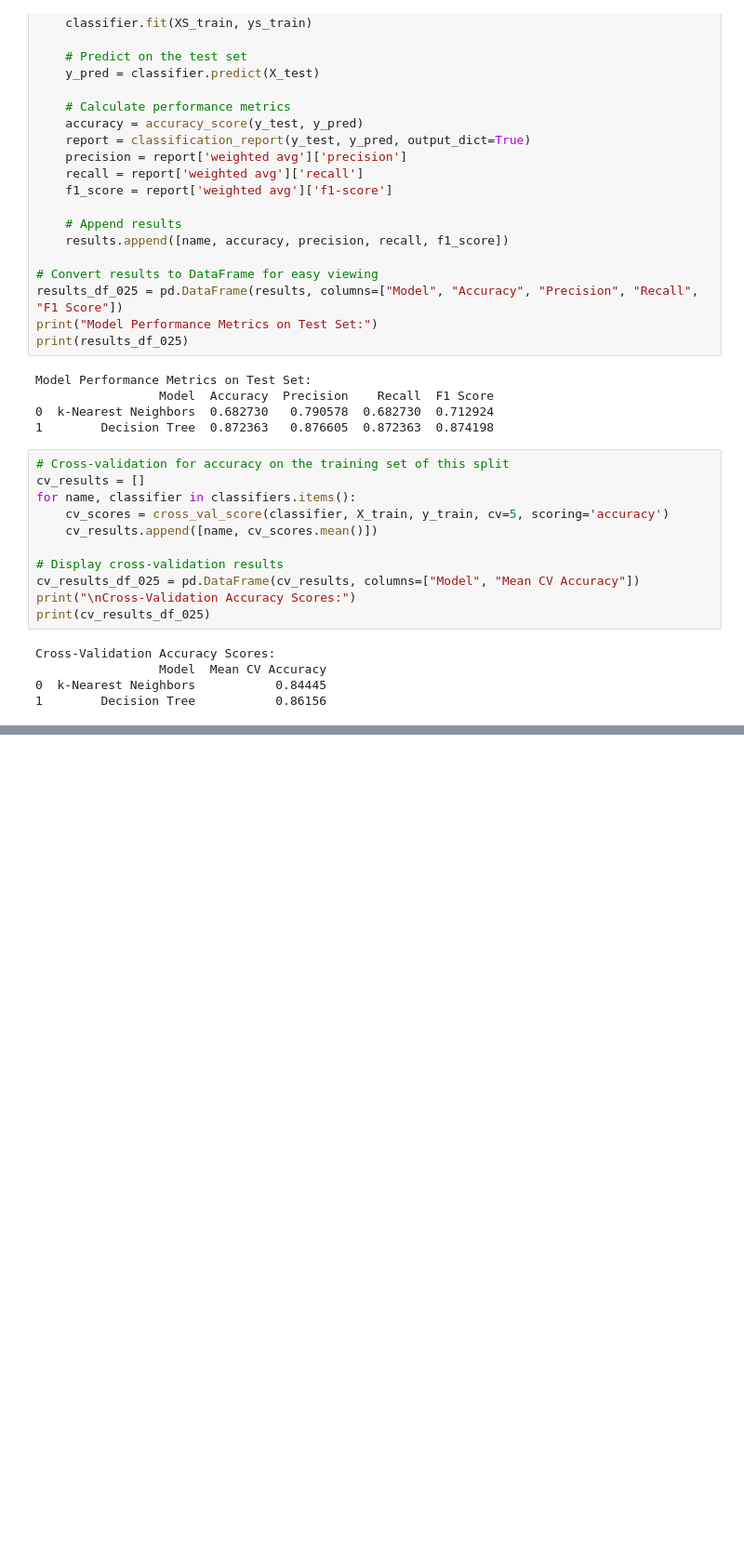
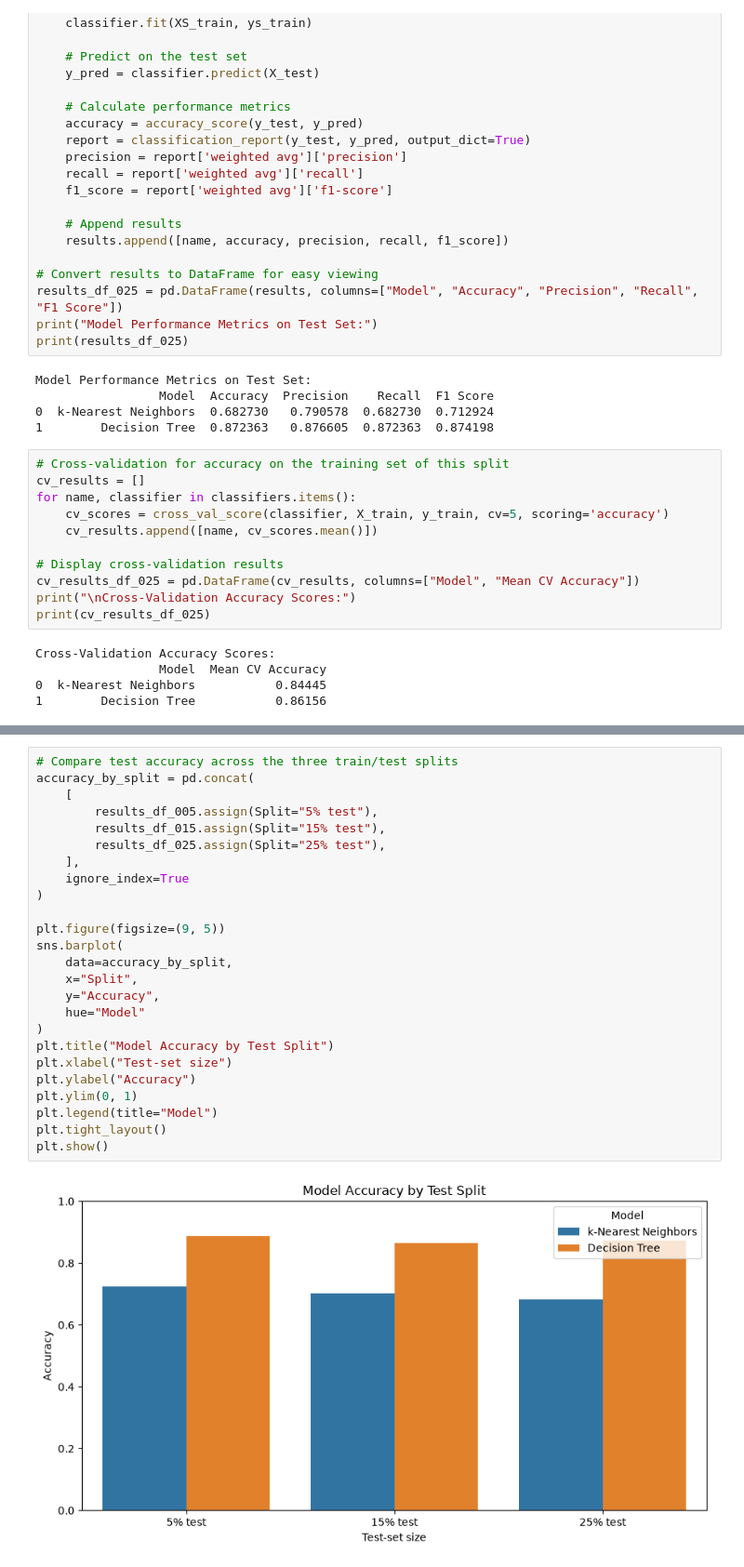
Before and after one commit to mafs794/Gymnastics-Prediction-Machine-Learning-CA1, a Jupyter notebook: ca1_2026794.ipynb, the cells around one changed output, grey strips where cells are left out. Shown at 93% size. Saved outputs shown, nothing was run; the diff lists cells and outputs as text; blank space fills up the shorter version.

Commit message:
Comparison Models and update github link

```diff
--- a/ca1_2026794.ipynb
+++ b/ca1_2026794.ipynb
@@ -649,0 +650,27 @@ Cross-Validation Accuracy Scores after GridSearchCV:
+# %%
+# Compare test accuracy across the three train/test splits
+accuracy_by_split = pd.concat(
+    [
+        results_df_005.assign(Split="5% test"),
+        results_df_015.assign(Split="15% test"),
+        results_df_025.assign(Split="25% test"),
+    ],
+    ignore_index=True
+)
+
+plt.figure(figsize=(9, 5))
+sns.barplot(
+    data=accuracy_by_split,
+    x="Split",
+    y="Accuracy",
+    hue="Model"
+)
+plt.title("Model Accuracy by Test Split")
+plt.xlabel("Test-set size")
+plt.ylabel("Accuracy")
+plt.ylim(0, 1)
+plt.legend(title="Model")
+plt.tight_layout()
+plt.show()
+# %% [output]
+[figure, added]
```
Also changed, not shown: parts of 18 cells of this notebook.
